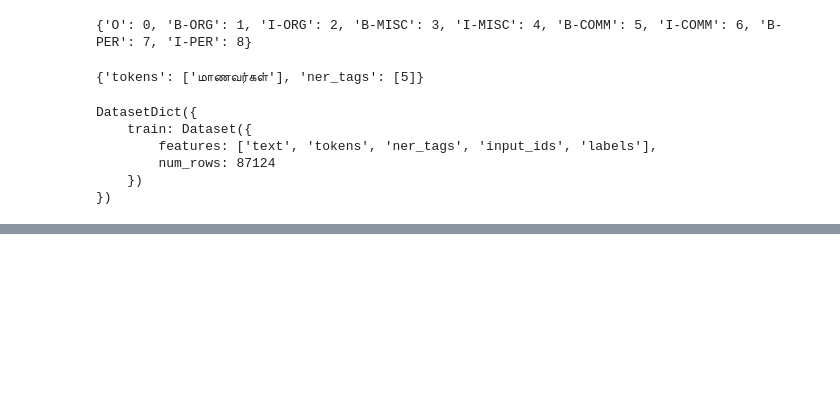
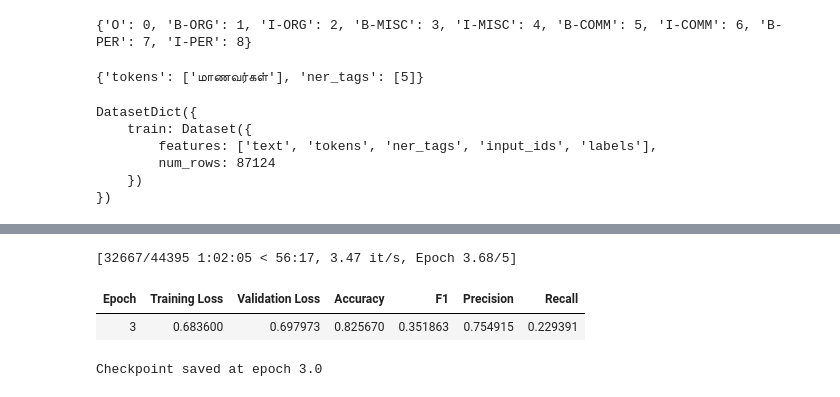
Before and after one commit to Nerujan/Colab, a Jupyter notebook: XLM_base.ipynb, the cells around one changed output, grey strips where cells are left out. Saved outputs shown, nothing was run; the diff lists cells and outputs as text; code cells hidden in the pictures; blank space fills up the shorter version.

```diff
--- a/XLM_base.ipynb
+++ b/XLM_base.ipynb
@@ -221,7 +227,7 @@ trainer.train()
 from transformers import AutoTokenizer, AutoModelForTokenClassification
 
 # Load the model and tokenizer from the checkpoint
-checkpoint_dir = './checkpoint'  # Replace with the actual directory where your checkpoint was saved
+checkpoint_dir = '/content/drive/MyDrive/Colab Notebooks/results/checkpoint-17758'  # Replace with the actual directory where your checkpoint was saved
 
 model = AutoModelForTokenClassification.from_pretrained(checkpoint_dir)
 tokenizer = AutoTokenizer.from_pretrained(checkpoint_dir)
@@ -230,25 +236,38 @@ tokenizer = AutoTokenizer.from_pretrained(checkpoint_dir)
 # %%
 from transformers import Trainer, TrainingArguments
 
 # Create training arguments
 training_args = TrainingArguments(
-    output_dir="./results",  # Output directory
-    num_train_epochs=3,      # Number of epochs you want to train
-    per_device_train_batch_size=16,  # Batch size
-    per_device_eval_batch_size=64,   # Evaluation batch size
-    evaluation_strategy="epoch",     # When to evaluate during training
-    save_strategy="epoch",  # Save model checkpoints every epoch
-    logging_dir="./logs",    # Directory for logs
+     output_dir="/content/drive/MyDrive/Colab Notebooks/results",
+    evaluation_strategy="epoch",
+    save_strategy="epoch",
+    learning_rate=2e-5,
+    per_device_train_batch_size=8,
+    per_device_eval_batch_size=8,
+    num_train_epochs=5,
+    weight_decay=0.01,
+    logging_dir="./logs",
+    logging_steps=500,
+    save_total_limit=2,
+    push_to_hub=False,
+    report_to="none"    # Directory for logs
 )
 
 # If you want to continue training with the previous state
 trainer = Trainer(
     model=model,
     args=training_args,
     train_dataset=train_dataset,
     eval_dataset=eval_dataset,
     tokenizer=tokenizer,
+    compute_metrics=compute_metrics,
+    callbacks=[SaveModelCheckpoint]
 )
 
 # Resume training from checkpoint (if saved during previous training)
 trainer.train(resume_from_checkpoint=True)
+# %% [output]
+[32667/44395 1:02:05 < 56:17, 3.47 it/s, Epoch 3.68/5]
+| Epoch | Training Loss | Validation Loss | Accuracy | F1 | Precision | Recall |
+| 3 | 0.683600 | 0.697973 | 0.825670 | 0.351863 | 0.754915 | 0.229391 |
+Checkpoint saved at epoch 3.0
```
Also changed, not shown: parts of 7 cells of this notebook.
